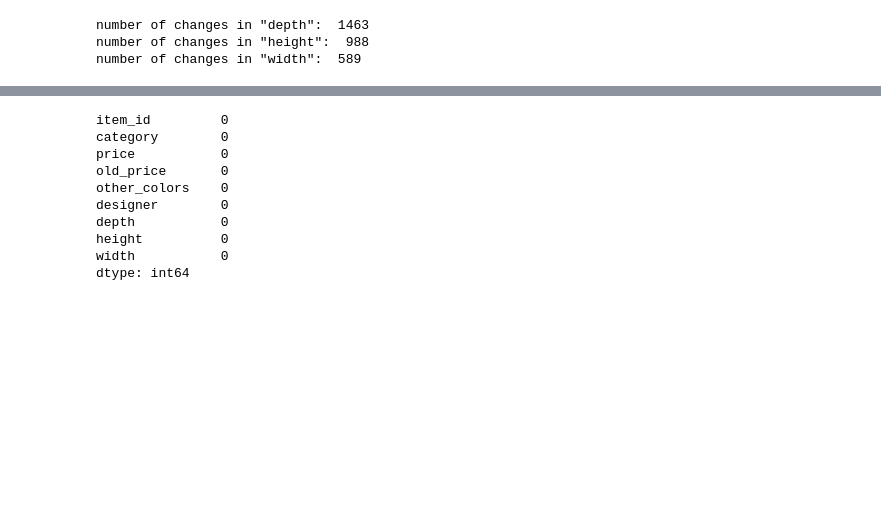
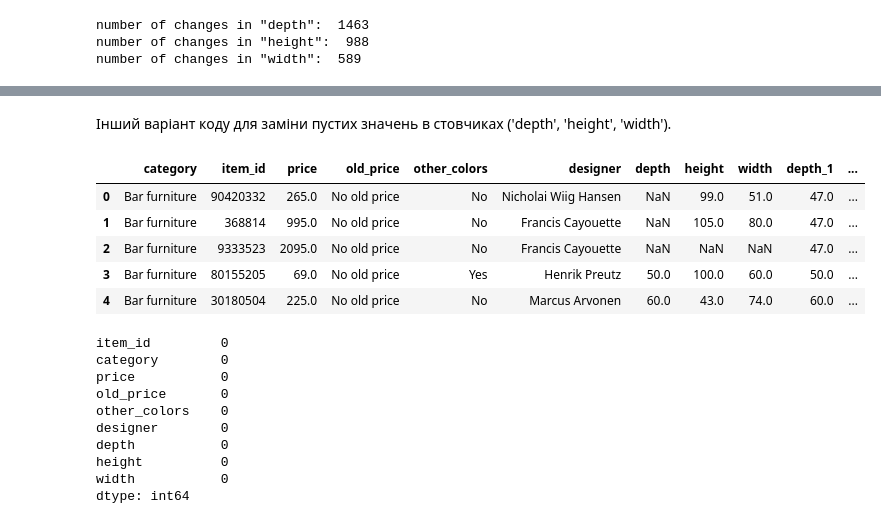
Before and after one commit to AntonPyly/Portfolio, a Jupyter notebook: Step project.ipynb, the cells around one changed output, grey strips where cells are left out. Drawn from its saved outputs; the diff is of its cells as text; code cells hidden in the pictures; blank space fills up the shorter version.

```diff
--- a/Step project.ipynb
+++ b/Step project.ipynb
@@ -191,3 +200,27 @@ number of changes in "width":  589
+# %% [markdown]
+Інший варіант коду для заміни пустих значень в стовчиках ('depth', 'height', 'width').
+# %%
+median_d = data.groupby(['category'])['depth'].median()
+median_h = data.groupby(['category'])['height'].median()
+median_w = data.groupby(['category'])['width'].median()
+
+median_price = df.groupby(['category'])['price'].median()
+
+data = data.set_index(['category'])
+data['depth_1'] = data['depth'].fillna(median_d)
+data['height_1'] = data['height'].fillna(median_h)
+data['width_1'] = data['width'].fillna(median_w)
+data['category_median_price'] = median_price
+data = data.reset_index()
+
+data.head()
+# %% [output]
+|  | category | item_id | price | old_price | other_colors | designer | depth | height | width | depth_1 | ... |
+| 0 | Bar furniture | 90420332 | 265.0 | No old price | No | Nicholai Wiig Hansen | NaN | 99.0 | 51.0 | 47.0 | ... |
+| 1 | Bar furniture | 368814 | 995.0 | No old price | No | Francis Cayouette | NaN | 105.0 | 80.0 | 47.0 | ... |
+| 2 | Bar furniture | 9333523 | 2095.0 | No old price | No | Francis Cayouette | NaN | NaN | NaN | 47.0 | ... |
+| 3 | Bar furniture | 80155205 | 69.0 | No old price | Yes | Henrik Preutz | 50.0 | 100.0 | 60.0 | 50.0 | ... |
+| 4 | Bar furniture | 30180504 | 225.0 | No old price | No | Marcus Arvonen | 60.0 | 43.0 | 74.0 | 60.0 | ... |
 # %%
 df.isnull().sum()
 # %% [output]
```
Also changed, not shown: parts of 7 cells of this notebook, 3 other files.
